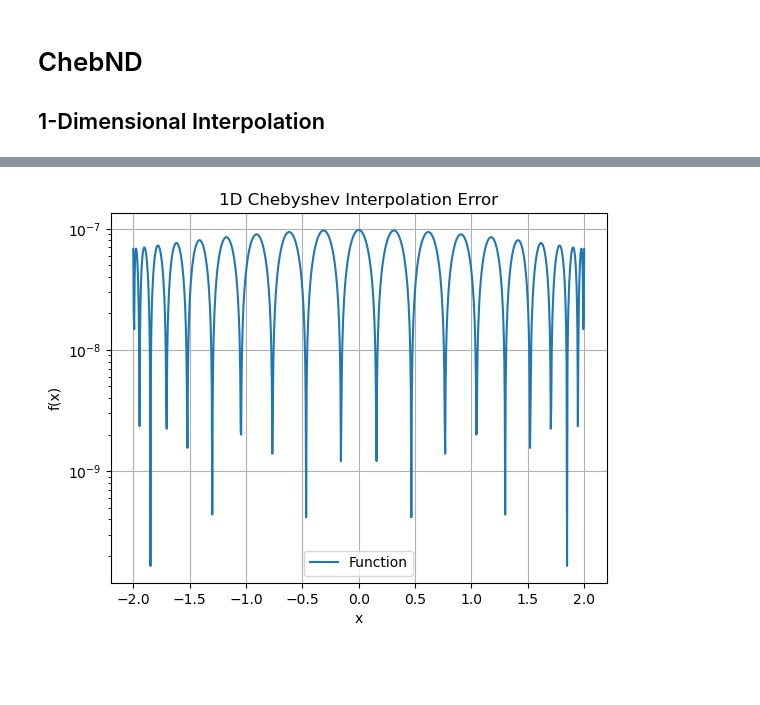
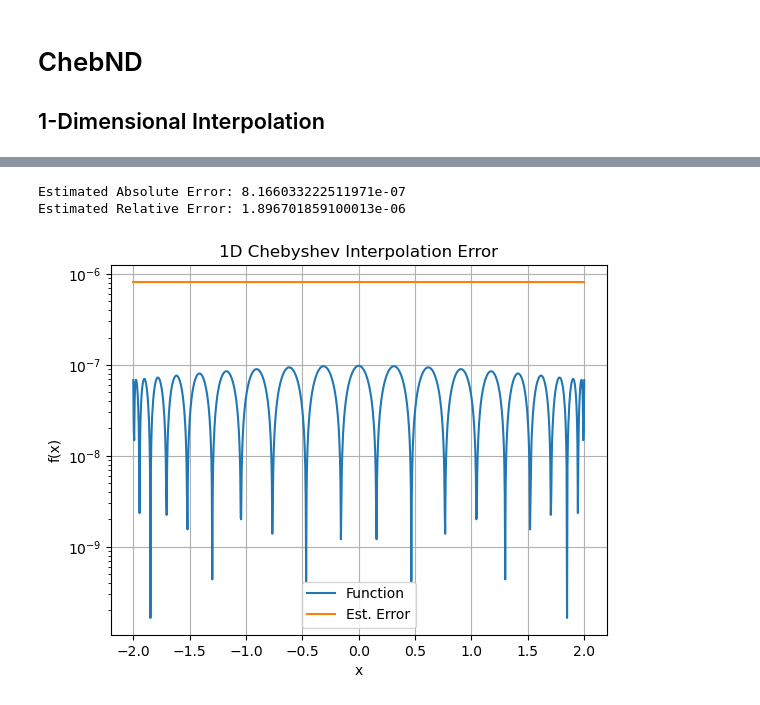
Before and after one commit to Philip-Lynch/chebyshevND, a Jupyter notebook: examples/example_1d_interp.ipynb, the cells around one changed output, grey strips where cells are left out. Drawn from its saved outputs; the diff is of its cells as text; code cells hidden in the pictures; blank space fills up the shorter version.

```diff
--- a/examples/example_1d_interp.ipynb
+++ b/examples/example_1d_interp.ipynb
@@ -111,12 +35,22 @@ plt.show()
+# %%
+estAbsErr = interp.absolute_error()
+estRelErr = interp.relative_error()
+
+print(f"Estimated Absolute Error: {estAbsErr}")
+print(f"Estimated Relative Error: {estRelErr}")
+# %% [output]
+Estimated Absolute Error: 8.166033222511971e-07
+Estimated Relative Error: 1.896701859100013e-06
 # %%
 # Plotting the results
 plt.plot(x_test, abs(y_vals - y_interp), label='Function')
+plt.plot(x_test, np.ones_like(x_test) * estAbsErr, label='Est. Error')
 plt.legend()
 plt.title('1D Chebyshev Interpolation Error')
 plt.xlabel('x')
 plt.ylabel('f(x)')
 plt.yscale('log')
 plt.grid()
 plt.show()
 # %% [output]
-[figure, old version]
+[figure, new version]
```
Also changed, not shown: parts of 8 cells of this notebook, 2 other files.
